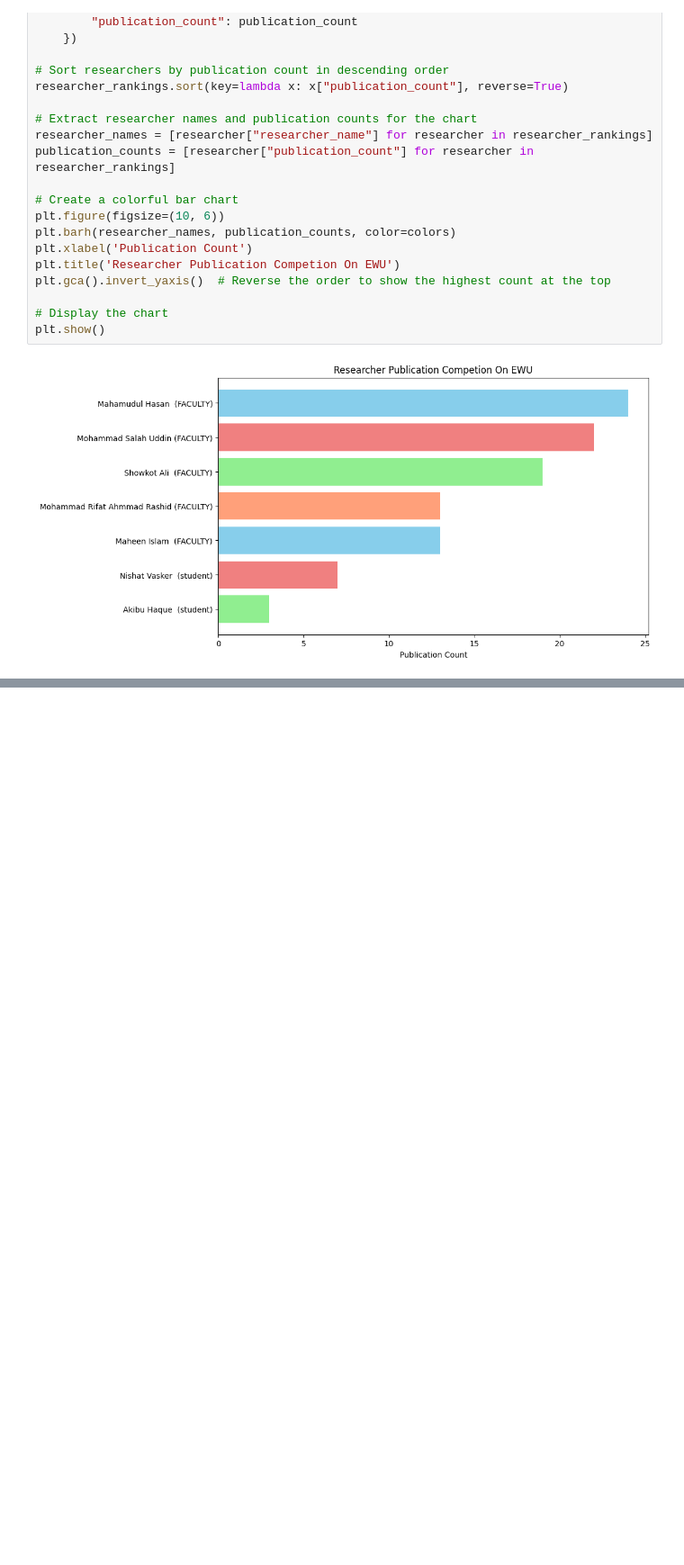
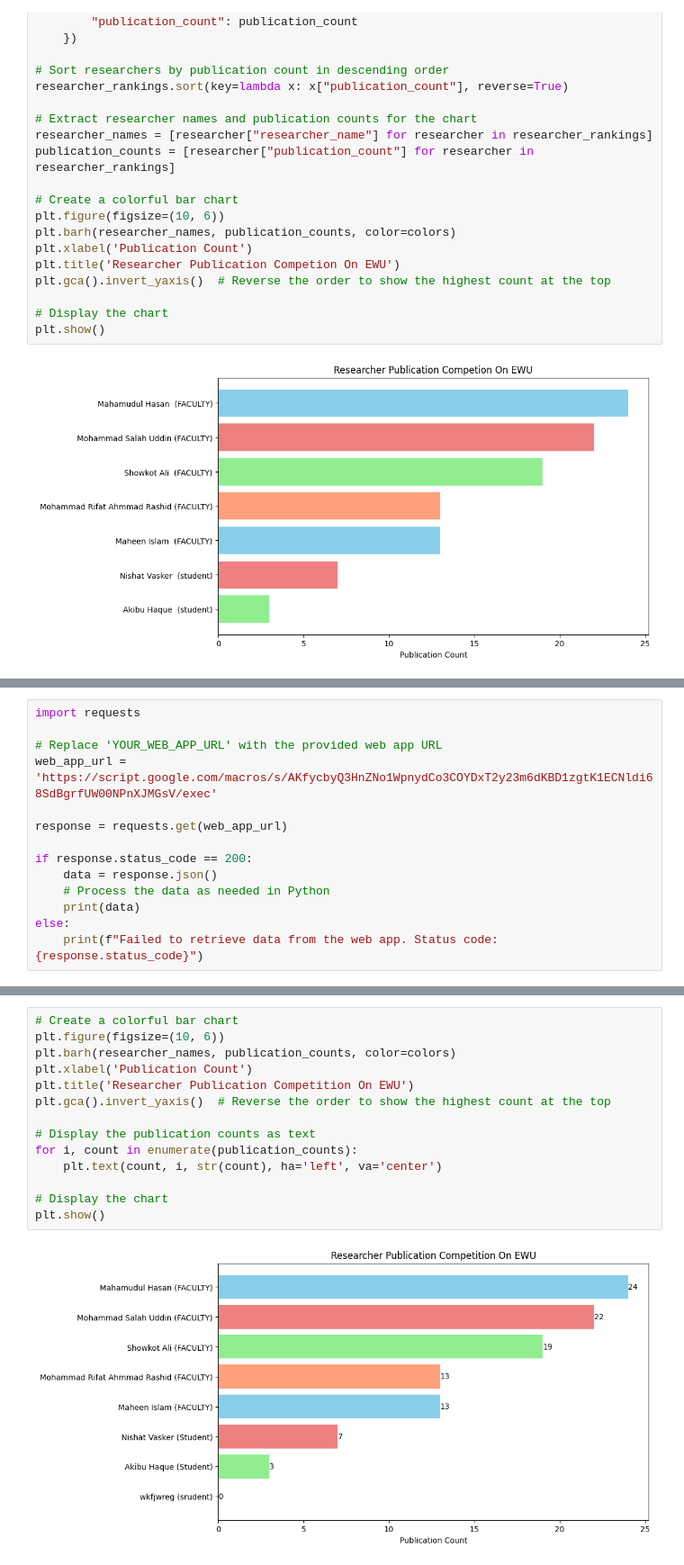
Before and after one commit to NishatVasker/University_Projects, a Jupyter notebook: CSE479_PROJECT.ipynb, the cells around one changed output, grey strips where cells are left out. Shown at 90% size. Cells and saved outputs as stored; diff of their text form; blank space fills up the shorter version.

```diff
--- a/CSE479_PROJECT.ipynb
+++ b/CSE479_PROJECT.ipynb
@@ -530,0 +551,14 @@ plt.show()
+# %%
+import requests
+
+# Replace 'YOUR_WEB_APP_URL' with the provided web app URL
+web_app_url = 'https://script.google.com/macros/s/AKfycbyQ3HnZNo1WpnydCo3COYDxT2y23m6dKBD1zgtK1ECNldi68SdBgrfUW00NPnXJMGsV/exec'
+
+response = requests.get(web_app_url)
+
+if response.status_code == 200:
+    data = response.json()
+    # Process the data as needed in Python
+    print(data)
+else:
+    print(f"Failed to retrieve data from the web app. Status code: {response.status_code}")
@@ -530,0 +645,16 @@ plt.show()
+# %%
+# Create a colorful bar chart
+plt.figure(figsize=(10, 6))
+plt.barh(researcher_names, publication_counts, color=colors)
+plt.xlabel('Publication Count')
+plt.title('Researcher Publication Competition On EWU')
+plt.gca().invert_yaxis()  # Reverse the order to show the highest count at the top
+
+# Display the publication counts as text
+for i, count in enumerate(publication_counts):
+    plt.text(count, i, str(count), ha='left', va='center')
+
+# Display the chart
+plt.show()
+# %% [output]
+[figure, added]
```
Also changed, not shown: parts of 8 cells of this notebook.
